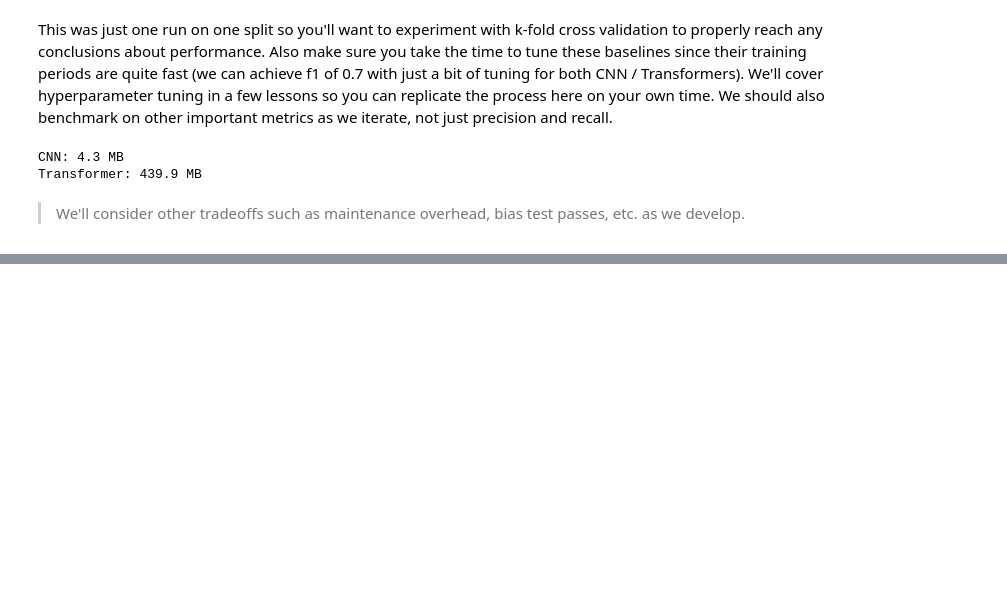
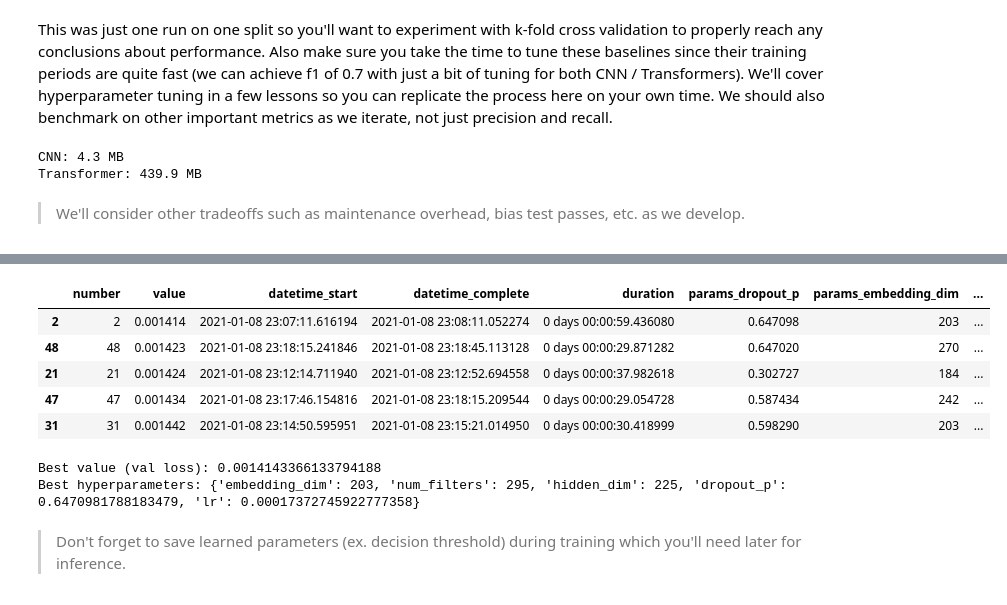
Before and after one commit to GokuMohandas/mlops-course, a Jupyter notebook: notebooks/tagifai.ipynb, the cells around one changed output, grey strips where cells are left out. Cells and saved outputs as stored; diff of their text form; code cells hidden in the pictures; blank space fills up the shorter version.

Commit message:
added experiment tracking and optimization

```diff
--- a/notebooks/tagifai.ipynb
+++ b/notebooks/tagifai.ipynb
@@ -2811,0 +3463,9 @@ Transformer: 439.9 MB
+# %%
+# Optimize
+pruner = optuna.pruners.MedianPruner(n_startup_trials=5, n_warmup_steps=5)
+study = optuna.create_study(study_name="optimization", direction="minimize", pruner=pruner)
+mlflow_callback = MLflowCallback(
+    tracking_uri=mlflow.get_tracking_uri(), metric_name="best_val_loss")
+study.optimize(lambda trial: objective(trial, args),
+               n_trials=NUM_TRIALS,
+               callbacks=[mlflow_callback])
@@ -2811,0 +3602,21 @@ Transformer: 439.9 MB
+# %%
+# All trials
+trials_df = study.trials_dataframe()
+trials_df = trials_df.sort_values(["value"], ascending=True)  # sort by metric
+trials_df.head()
+# %% [output]
+|  | number | value | datetime_start | datetime_complete | duration | params_dropout_p | params_embedding_dim | ... |
+| 2 | 2 | 0.001414 | 2021-01-08 23:07:11.616194 | 2021-01-08 23:08:11.052274 | 0 days 00:00:59.436080 | 0.647098 | 203 | ... |
+| 48 | 48 | 0.001423 | 2021-01-08 23:18:15.241846 | 2021-01-08 23:18:45.113128 | 0 days 00:00:29.871282 | 0.647020 | 270 | ... |
+| 21 | 21 | 0.001424 | 2021-01-08 23:12:14.711940 | 2021-01-08 23:12:52.694558 | 0 days 00:00:37.982618 | 0.302727 | 184 | ... |
+| 47 | 47 | 0.001434 | 2021-01-08 23:17:46.154816 | 2021-01-08 23:18:15.209544 | 0 days 00:00:29.054728 | 0.587434 | 242 | ... |
+| 31 | 31 | 0.001442 | 2021-01-08 23:14:50.595951 | 2021-01-08 23:15:21.014950 | 0 days 00:00:30.418999 | 0.598290 | 203 | ... |
+# %%
+# Best trial
+print (f"Best value (val loss): {study.best_trial.value}")
+print (f"Best hyperparameters: {study.best_trial.params}")
+# %% [output]
+Best value (val loss): 0.0014143366133794188
+Best hyperparameters: {'embedding_dim': 203, 'num_filters': 295, 'hidden_dim': 225, 'dropout_p': 0.6470981788183479, 'lr': 0.00017372745922777358}
+# %% [markdown]
+> Don't forget to save learned parameters (ex. decision threshold) during training which you'll need later for inference.
```
Also changed, not shown: parts of 154 cells of this notebook, 2 other files.
